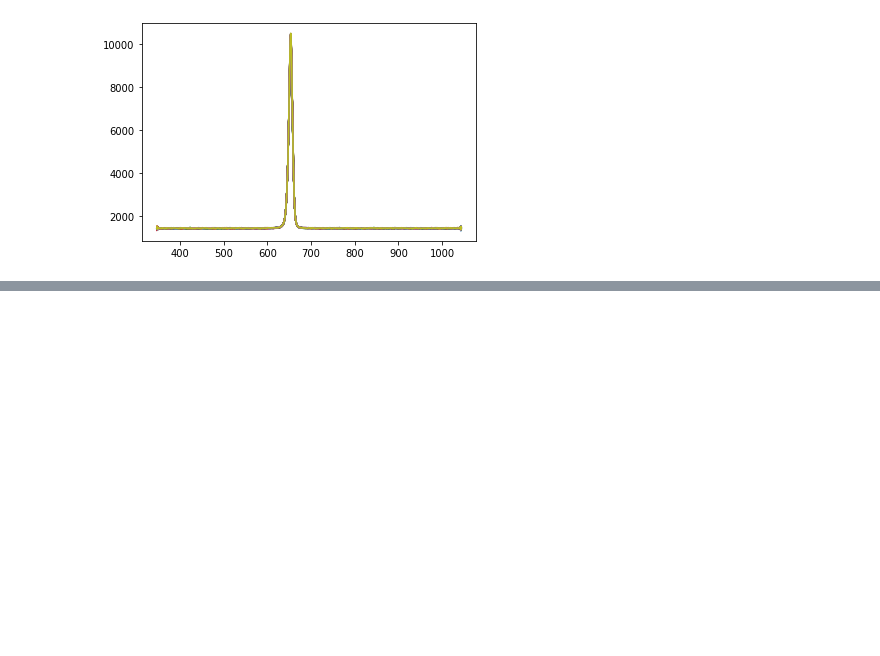
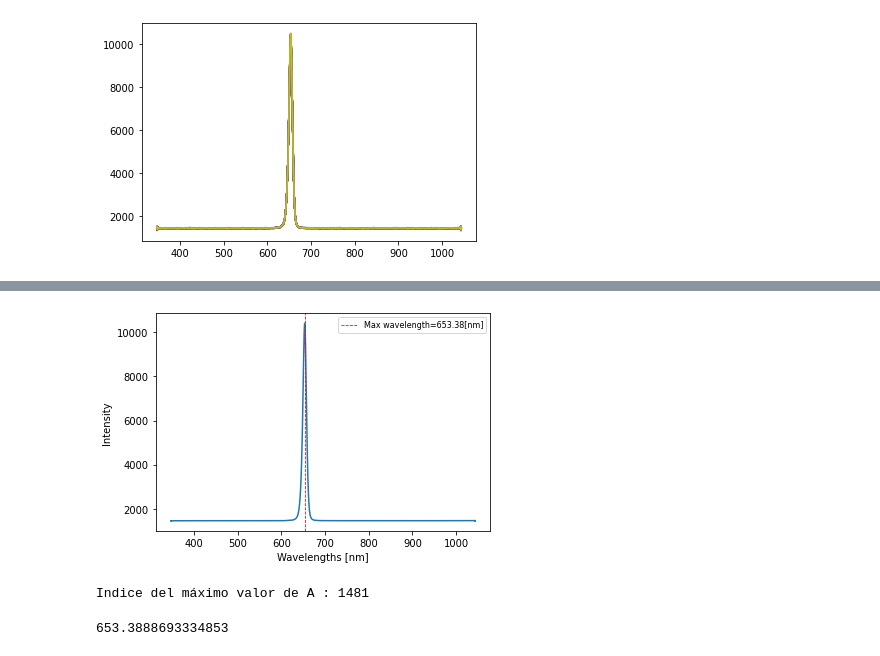
Before and after one commit to Tyndall99/Measure_of_coherence, a Jupyter notebook: Medidas espectros/lectura.ipynb, the cells around one changed output, grey strips where cells are left out. Drawn from its saved outputs; the diff is of its cells as text; code cells hidden in the pictures; blank space fills up the shorter version.

Commit message:
Actualización del código
Permite calcular el promedio, y determina la longitud de onda máxima. Ya se puede proceder al análisis de Fourier y la determinación del tiempo de coherencia.

```diff
--- a/Medidas espectros/lectura.ipynb
+++ b/Medidas espectros/lectura.ipynb
@@ -108,0 +119,3 @@ plt.plot(data.iloc[:,0],A)
+# %%
+A=np.zeros((3648,1))
+A
@@ -108,0 +134,3 @@ plt.plot(data.iloc[:,0],A)
+# %%
+for i in range(0,3648):
+    A[i]=AT[i,1:101].mean()
@@ -108,0 +147,25 @@ plt.plot(data.iloc[:,0],A)
+# %%
+plt.plot(data1.iloc[:,0],A)
+plt.axvline(x=653.38,color='red', ls='--', lw=0.8, label='Max wavelength=653.38[nm]')
+plt.legend(fontsize="8")
+plt.xlabel("Wavelengths [nm]")
+plt.ylabel("Intensity ")
+
+plt.savefig("espectro.pdf")
+# %% [output]
+[figure, added]
+# %%
+max = A[0]
+index = 0
+for i in range(1,len(A)):
+    if A[i] > max:
+        max = A[i]
+        index = i
+print(f'Indice del máximo valor de A : {index}')
+# %% [output]
+Indice del máximo valor de A : 1481
+# %%
+#La longitud de onda del valor máximo central
+data1.iloc[index,0]
+# %% [output]
+653.3888693334853
```
Also changed, not shown: parts of 8 cells of this notebook.
